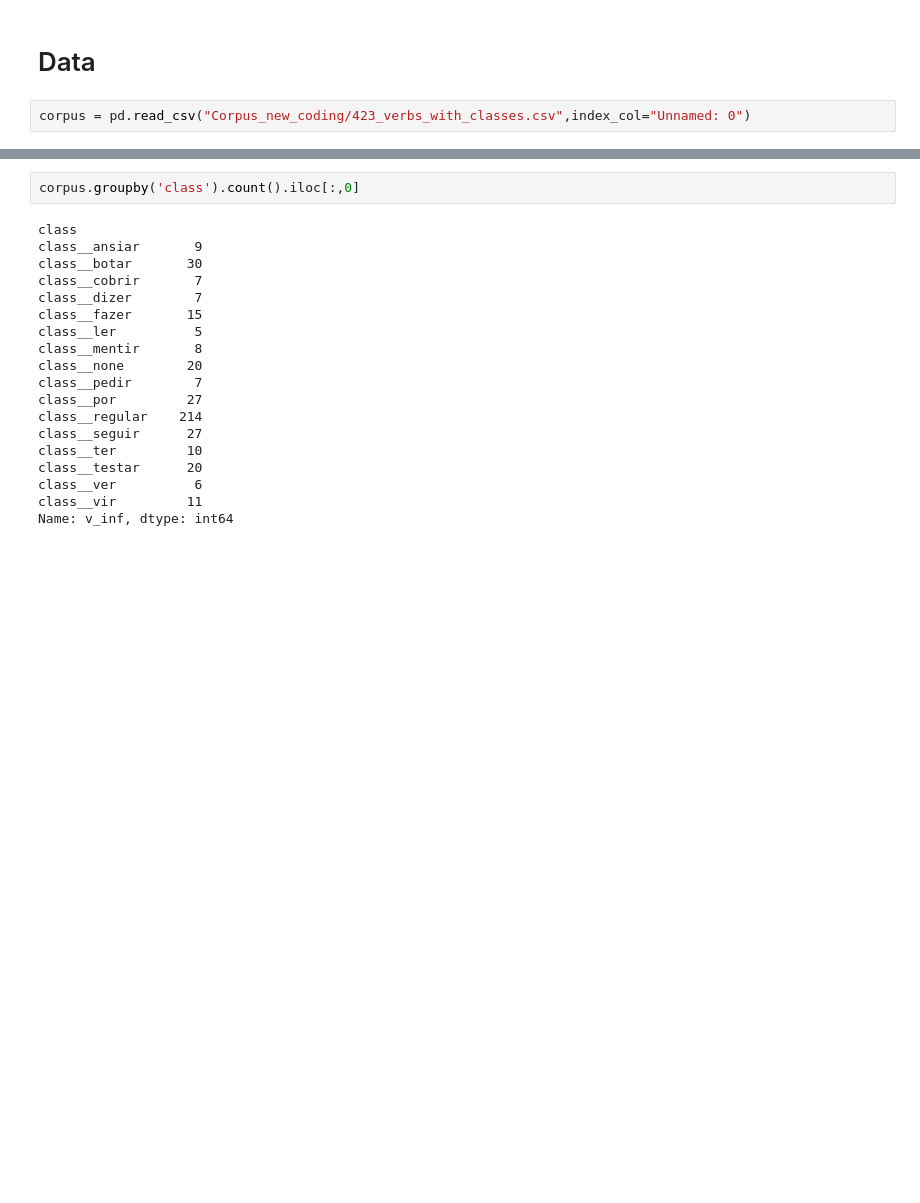
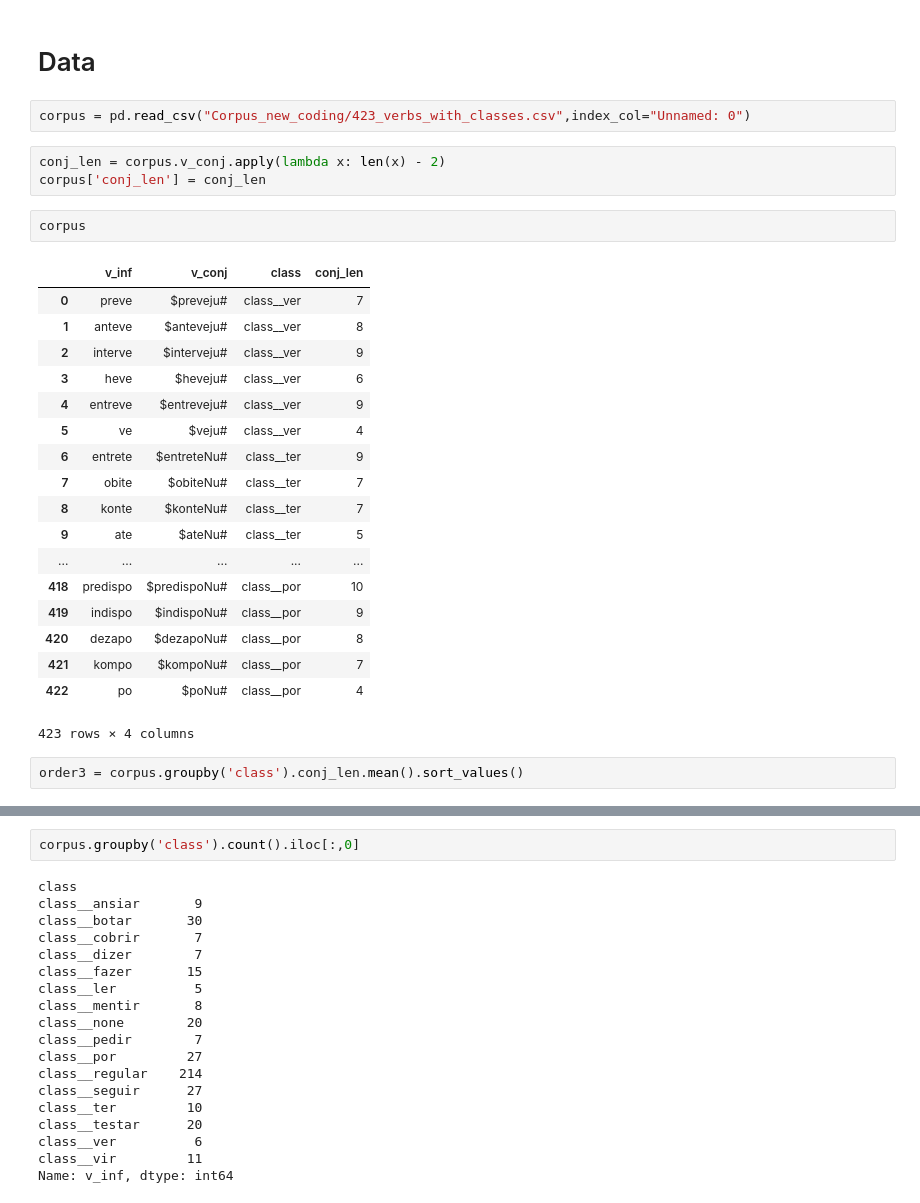
Before and after one commit to beatrizalbiero/MsResearch, a Jupyter notebook: WickelfeaturesProject/encoder-decoder.ipynb, the cells around one changed output, grey strips where cells are left out. Saved outputs shown, nothing was run; the diff lists cells and outputs as text; blank space fills up the shorter version.

```diff
--- a/WickelfeaturesProject/encoder-decoder.ipynb
+++ b/WickelfeaturesProject/encoder-decoder.ipynb
@@ -29,3 +29,29 @@ The autoreload extension is already loaded. To reload it, use:
 # Data
 # %%
 corpus = pd.read_csv("Corpus_new_coding/423_verbs_with_classes.csv",index_col="Unnamed: 0")
+# %%
+conj_len = corpus.v_conj.apply(lambda x: len(x) - 2)
+corpus['conj_len'] = conj_len
+# %%
+corpus
+# %% [output]
+|  | v_inf | v_conj | class | conj_len |
+| 0 | preve | $preveju# | class__ver | 7 |
+| 1 | anteve | $anteveju# | class__ver | 8 |
+| 2 | interve | $interveju# | class__ver | 9 |
+| 3 | heve | $heveju# | class__ver | 6 |
+| 4 | entreve | $entreveju# | class__ver | 9 |
+| 5 | ve | $veju# | class__ver | 4 |
+| 6 | entrete | $entreteNu# | class__ter | 9 |
+| 7 | obite | $obiteNu# | class__ter | 7 |
+| 8 | konte | $konteNu# | class__ter | 7 |
+| 9 | ate | $ateNu# | class__ter | 5 |
+| ... | ... | ... | ... | ... |
+| 418 | predispo | $predispoNu# | class__por | 10 |
+| 419 | indispo | $indispoNu# | class__por | 9 |
+| 420 | dezapo | $dezapoNu# | class__por | 8 |
+| 421 | kompo | $kompoNu# | class__por | 7 |
+| 422 | po | $poNu# | class__por | 4 |
+423 rows × 4 columns
+# %%
+order3 = corpus.groupby('class').conj_len.mean().sort_values()
```
Also changed, not shown: parts of 16 cells of this notebook.
